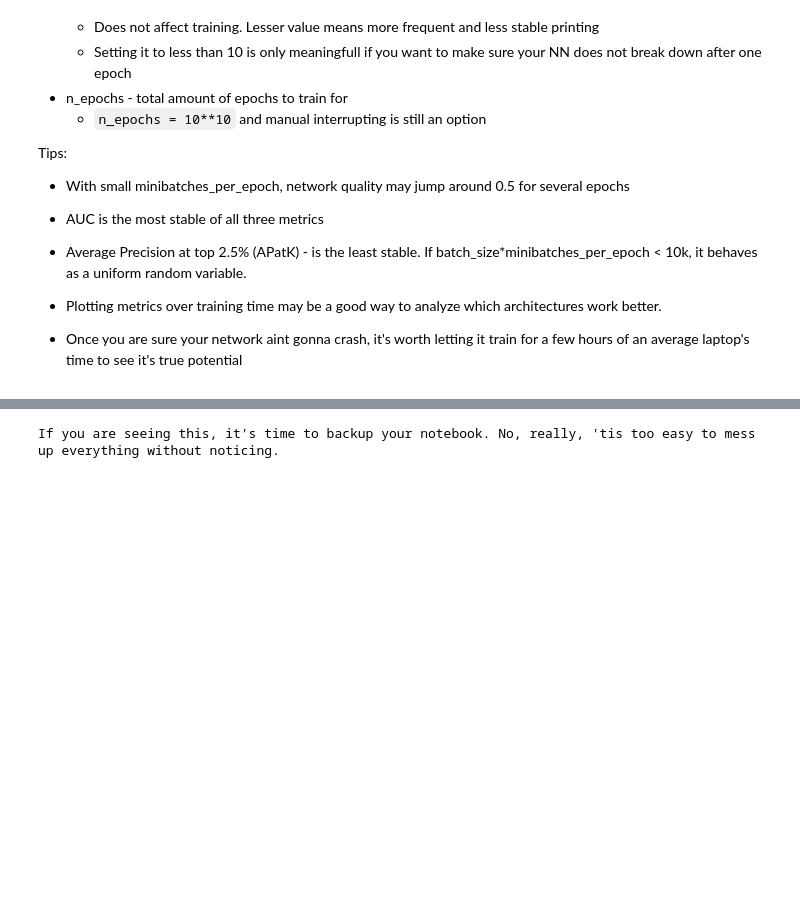
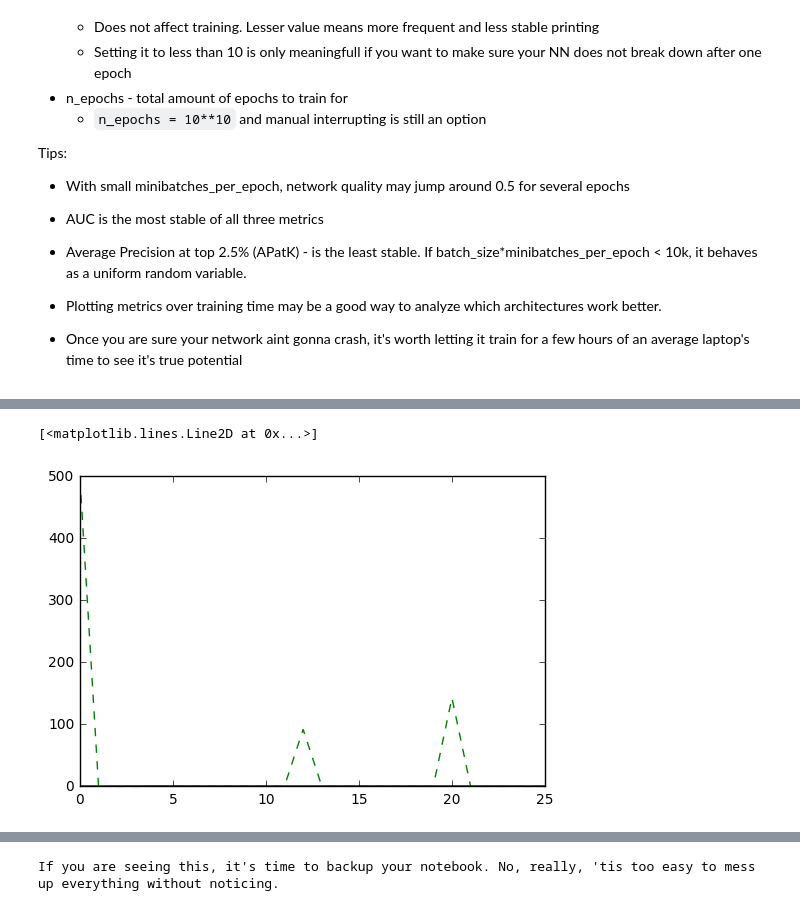
Before and after one commit to andrew-ya/MIPT_Data_Mining_In_Action_2016, a Jupyter notebook: trends/hw5/clf_rnn.ipynb, the cells around one changed output, grey strips where cells are left out. Saved outputs shown, nothing was run; the diff lists cells and outputs as text; code cells hidden in the pictures; blank space fills up the shorter version.

Commit message:
Added visualization.

```diff
--- a/trends/hw5/clf_rnn.ipynb
+++ b/trends/hw5/clf_rnn.ipynb
@@ -69,7 +69,7 @@ Only 1 binary target whether or not such advertisement contains prohibited mater
 # %%
 if not low_RAM_mode:
     # a lot of ram
-    df = pd.read_csv("avito_train.tsv",sep='\t')
+    df = pd.read_csv("data/avito_train.tsv",sep='\t')
 else:
     #aroung 4GB ram
     df = pd.read_csv("data/avito_train_1kk.tsv",sep='\t')
@@ -289,6 +289,7 @@ if save_prepared_data:
 
     import pickle
     with open("preprocessed_data.pcl",'w') as fout:
+        data_tuple = (title_tr,title_ts,desc_tr,desc_ts,nontext_tr,nontext_ts,target_tr,target_ts)
         pickle.dump(data_tuple,fout)
     with open("token_to_id.pcl",'w') as fout:
         pickle.dump(token_to_id,fout)
@@ -375,5 +374,9 @@ print(nn.output_shape)
 # %%
+nn = lasagne.layers.DenseLayer(nn, 1000)
+nn = lasagne.layers.DenseLayer(nn, 600)
+nn = lasagne.layers.DenseLayer(nn, 300)
 nn = lasagne.layers.DenseLayer(nn, 150)
+nn = lasagne.layers.DenseLayer(nn, 20)
 nn = lasagne.layers.DropoutLayer(nn, p=0.5)
 nn = lasagne.layers.DenseLayer(nn,1,nonlinearity=lasagne.nonlinearities.linear)
 # %% [markdown]
@@ -467,11 +470,22 @@ Tips:
 
 * Once you are sure your network aint gonna crash, it's worth letting it train for a few hours of an average laptop's time to see it's true potential
 # %%
+%%time
 from sklearn.metrics import roc_auc_score, accuracy_score
 
 n_epochs = 100
 batch_size = 100
 minibatches_per_epoch = 100
+
+train_loss = []
+train_acc = []
+train_auc = []
+train_apk = []
+
+val_loss = []
+val_acc = []
+val_auc = []
+val_apk = []
 
 for i in range(n_epochs):
     #training
@@ -494,11 +508,12 @@ for i in range(n_epochs):
     epoch_y_true = np.concatenate(epoch_y_true)
     epoch_y_pred = np.concatenate(epoch_y_pred)
 
-    print ("Train:")
-    print ('\tloss:',b_loss/b_c)
-    print ('\tacc:',accuracy_score(epoch_y_true,epoch_y_pred>0.))
-    print ('\tauc:',roc_auc_score(epoch_y_true,epoch_y_pred))
-    print ('\tap@k:',APatK(epoch_y_true,epoch_y_pred,K = int(len(epoch_y_pred)*0.025)+1))
+    print('Epoch: ', i)
+
+    train_loss.append(b_loss/b_c)
+    train_acc.append(accuracy_score(epoch_y_true,epoch_y_pred>0.))
+    train_auc.append(roc_auc_score(epoch_y_true,epoch_y_pred))
+    train_apk.append(APatK(epoch_y_true,epoch_y_pred,K = int(len(epoch_y_pred)*0.025)+1))
 
     #evaluation
     epoch_y_true = []
@@ -518,9 +533,8 @@ for i in range(n_epochs):
     epoch_y_true = np.concatenate(epoch_y_true)
     epoch_y_pred = np.concatenate(epoch_y_pred)
 
-    print ("Val:")
-    print ('\tloss:',b_loss/b_c)
-    print ('\tacc:',accuracy_score(epoch_y_true,epoch_y_pred>0.))
-    print ('\tauc:',roc_auc_score(epoch_y_true,epoch_y_pred))
-    print ('\tap@k:',APatK(epoch_y_true,epoch_y_pred,K = int(len(epoch_y_pred)*0.025)+1))
+    val_loss.append(b_loss/b_c)
+    val_acc.append(accuracy_score(epoch_y_true,epoch_y_pred>0.))
+    val_auc.append(roc_auc_score(epoch_y_true,epoch_y_pred))
+    val_apk.append(APatK(epoch_y_true,epoch_y_pred,K = int(len(epoch_y_pred)*0.025)+1))
 # %% [output]
@@ -544 +558,11 @@ Train:
 KeyboardInterrupt:
+# %%
+
+# x = range(n_epochs)
+x = range(26)
+
+plt.plot(x, train_loss, 'g--')
+plt.plot(x, val_loss, 'g')
+# %% [output]
+[<matplotlib.lines.Line2D at 0x...>]
+[figure, added]
```
Also changed, not shown: parts of 11 cells of this notebook.
